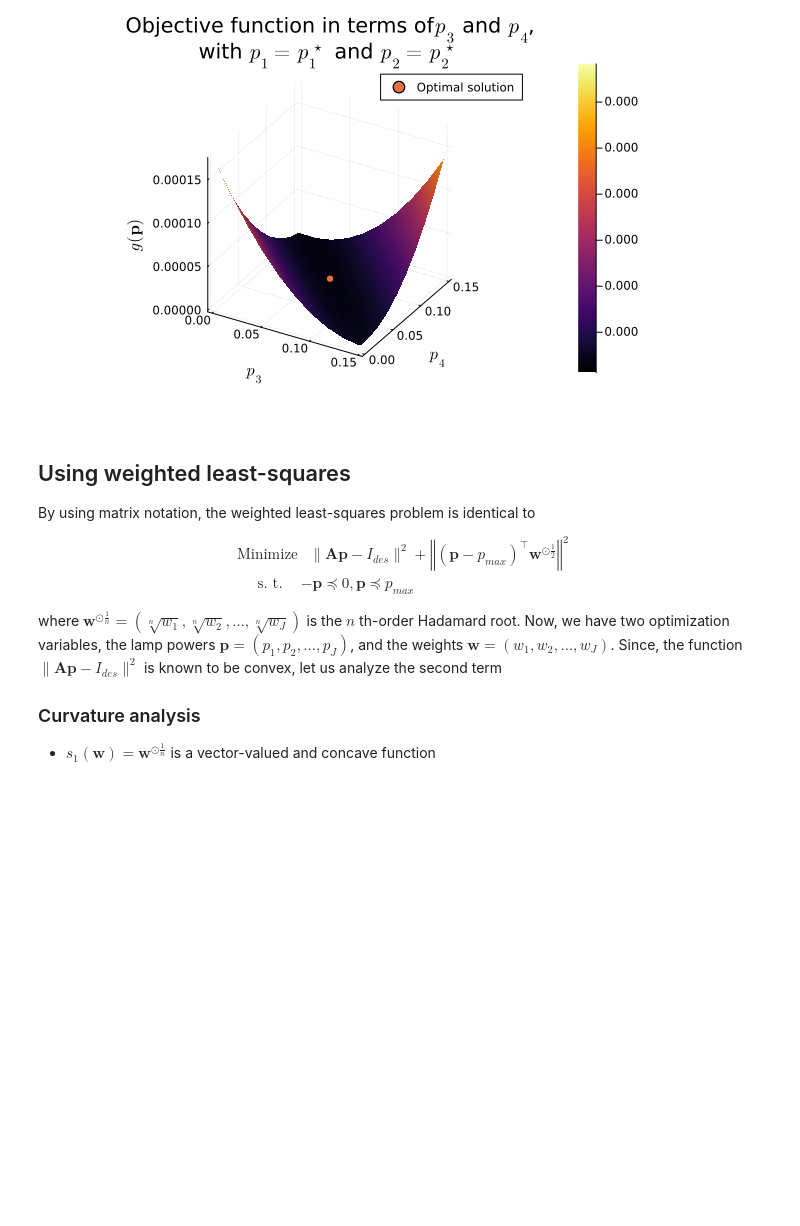
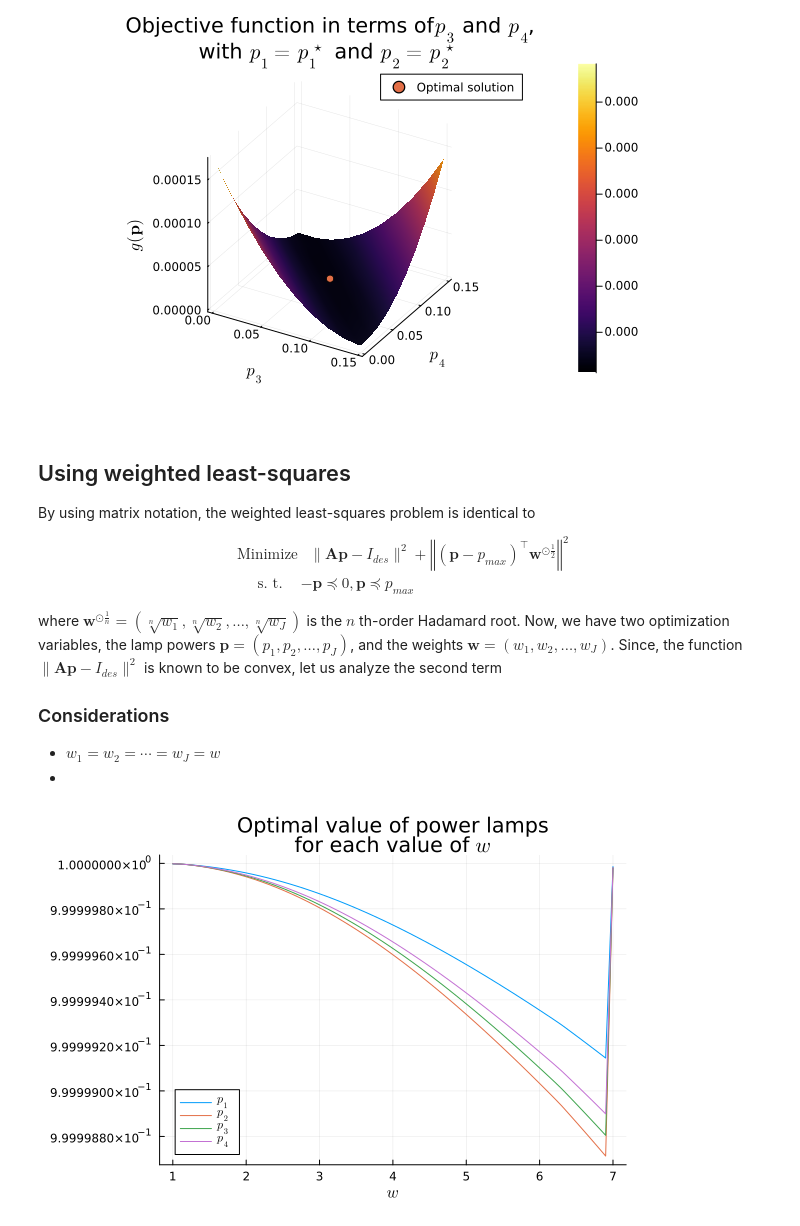
Before and after one commit to tapyu/to-rm-courses, a Jupyter notebook: phd_nonlinear_opt/Exercises/lamps.ipynb, the cells around one changed output. Saved outputs shown, nothing was run; the diff lists cells and outputs as text; code cells hidden in the pictures; blank space fills up the shorter version.

```diff
--- a/phd_nonlinear_opt/Exercises/lamps.ipynb
+++ b/phd_nonlinear_opt/Exercises/lamps.ipynb
@@ -282,5 +282,26 @@ $$
 
 where $\mathbf{w}^{\odot \frac{1}{n}} = (\sqrt[n]{w_1}, \sqrt[n]{w_2}, \dots, \sqrt[n]{w_J})$ is the $n$ th-order Hadamard root. Now, we have two optimization variables, the lamp powers $\mathbf{p} = (p_1, p_2, \dots, p_J)$, and the weights $\mathbf{w} = (w_1, w_2, \dots, w_J)$. Since, the function $\| \mathbf{A}\mathbf{p} - I_{des}\|^2$ is known to be convex, let us analyze the second term
 
-### Curvature analysis
-- $s_1 (\mathbf{w}) = \mathbf{w}^{\odot \frac{1}{n}}$ is a vector-valued and concave function
+### Considerations
+- $w_1 = w_2 = \cdots = w_J = w$
+-
+# %%
+𝐯 = 1:.1:7
+𝐏 = rand(4, length(𝐯)) # optimum value of all power lamps
+pₘₐₓ = 1
+
+for (i, w) ∈ enumerate(𝐯)
+    𝐰 = √(w)*ones(length(p))
+    𝐩 = Variable(size(𝐀, 2))
+
+    f = square(norm(𝐀*𝐩 - I_des) + norm(𝐰' * (𝐩 - pₘₐₓ)))
+    problem = minimize(f)
+    problem.constraints += -𝐩 < 0
+    problem.constraints +=  𝐩 < pₘₐₓ
+    solve!(problem, SCS.Optimizer; silent_solver = true)
+    𝐏[:, i] = 𝐩.value
+end
+
+plot(𝐯, 𝐏', legend=:bottomleft, label=[L"p_1" L"p_2" L"p_3" L"p_4"], xlabel=L"w", title="Optimal value of power lamps\nfor each value of "*L"w")
+# %% [output]
+[figure, added]
```
Also changed, not shown: parts of 7 cells of this notebook, 9 other files.
